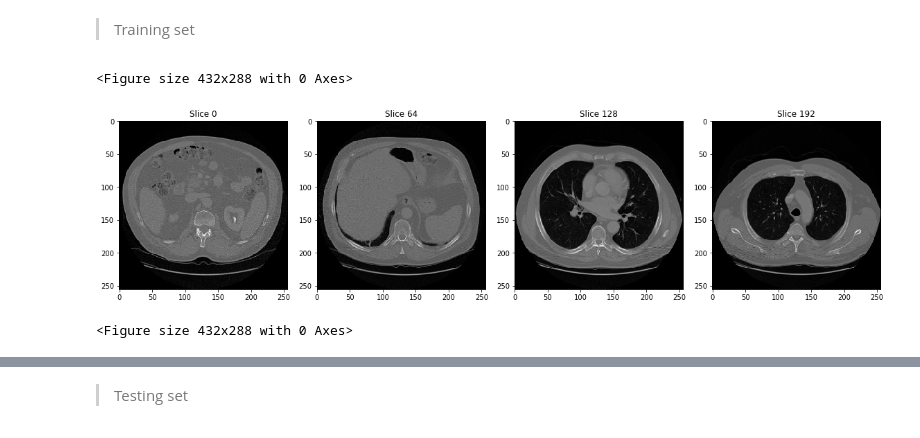
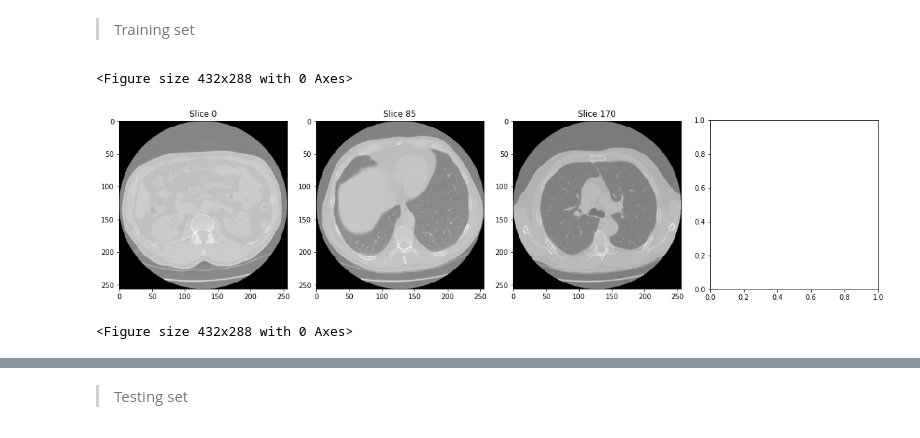
Before and after one commit to shahineb/deep_deformable_registration, a Jupyter notebook: bin/dashboard.ipynb, the cells around one changed output, grey strips where cells are left out. Drawn from its saved outputs; the diff is of its cells as text; code cells hidden in the pictures.

```diff
--- a/bin/dashboard.ipynb
+++ b/bin/dashboard.ipynb
@@ -210,7 +212,7 @@ config.serialize()
 # %% [markdown]
 Choose session to monitor
 # %%
-session_name = "seg_atlas_reg4"
+session_name = "sandbox_session"
 config = ConfigFile(session_name)
 
 config_path = os.path.join(ConfigFile.bin_dir, session_name, ConfigFile.pickle_filename)
@@ -237,17 +239,17 @@ train_ids = pd.read_csv(train_ids_path).values.squeeze()
 # %%
 scans_ids = random.choices(train_ids, k=2)
 
-preproc_gen = loader.preprocess_scans(scans_ids, *config.input_shape, clipping=True)
-atlas_gen = loader.preprocess_scans([config.atlas_id], *config.input_shape, clipping=True)
-atlas_seg = loader.preprocess_segmentations([config.atlas_id], *config.input_shape)
+preproc_gen = loader.preprocess_scans([train_ids[3]], *config.input_shape, clipping=True)
+# atlas_gen = loader.preprocess_scans([config.atlas_id], *config.input_shape, clipping=True)
+# atlas_seg = loader.preprocess_segmentations(scans_ids, *config.input_shape)
 src_tr = next(preproc_gen)[0][np.newaxis, :, :, :, np.newaxis]
-tgt_tr = next(atlas_gen)[0][np.newaxis, :, :, :, np.newaxis]
-tgt_seg_tr = next(atlas_seg)[0][np.newaxis, :, :, :, np.newaxis]
+# tgt_tr = next(preproc_gen)[0][np.newaxis, :, :, :, np.newaxis]
+# tgt_seg_tr = next(atlas_seg)[0][np.newaxis, :, :, :, np.newaxis]
 
-[pred_tgt_tr, deform_field_tr, pred_tgt_seg_tr] = model.predict([src_tr, tgt_tr, tgt_seg_tr])
+# [pred_tgt_tr, deform_field_tr, pred_tgt_seg_tr] = model.predict([src_tr, tgt_tr, tgt_seg_tr])
 # %%
-handler.display_n_slices(src_tr.squeeze(), n=4)
+handler.display_n_slices(src_tr.squeeze(), n=3)
 # %% [output]
 <Figure size 432x288 with 0 Axes>
-[figure, old version]
+[figure, new version]
 <Figure size 432x288 with 0 Axes>
```
Also changed, not shown: parts of 3 cells of this notebook, 32 other files.
